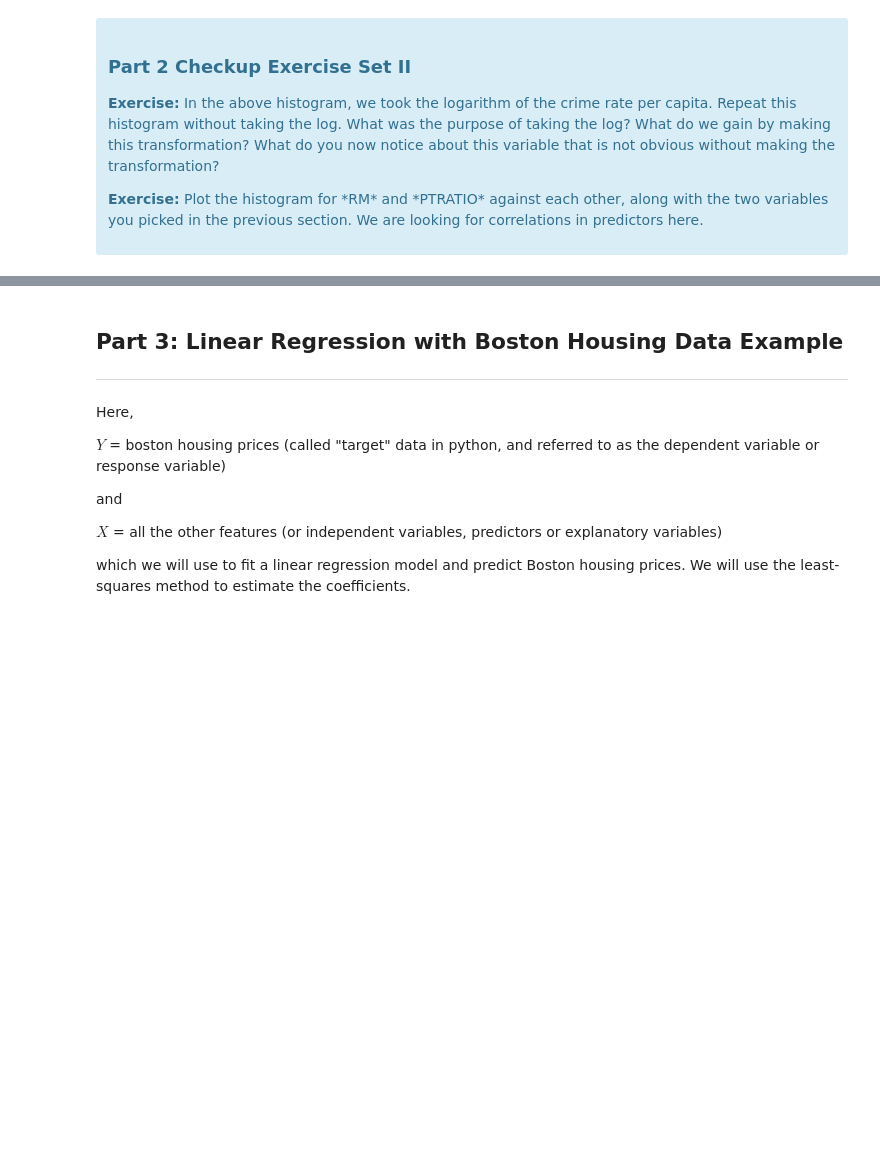
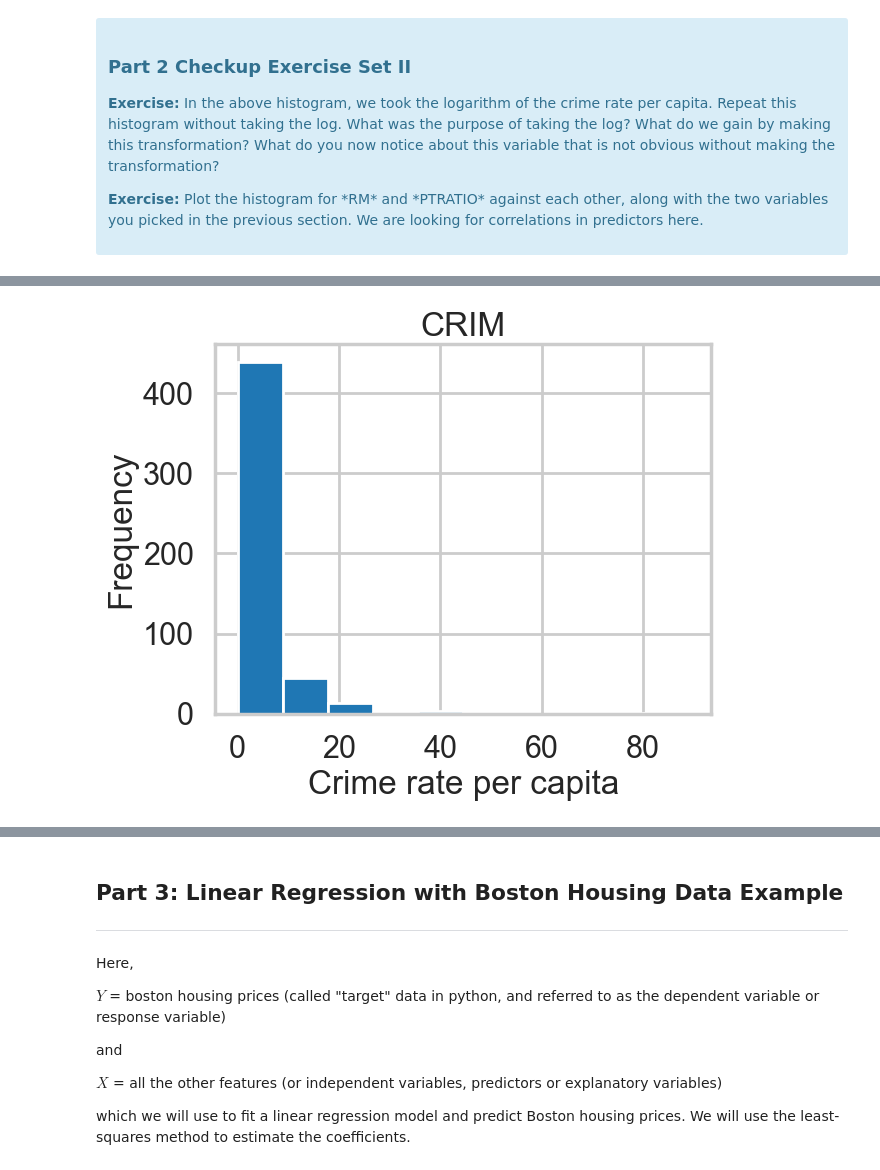
Before and after one commit to eraiken/Springboard, a Jupyter notebook: Unit 22/22.4 Case Study - Boston Housing/Mini_Project_Linear_Regression.ipynb, the cells around one changed output, grey strips where cells are left out. Drawn from its saved outputs; the diff is of its cells as text; code cells hidden in the pictures; blank space fills up the shorter version.

```diff
--- a/Unit 22/22.4 Case Study - Boston Housing/Mini_Project_Linear_Regression.ipynb
+++ b/Unit 22/22.4 Case Study - Boston Housing/Mini_Project_Linear_Regression.ipynb
@@ -316,0 +307,9 @@ plt.show()
+# %%
+# Histogram WITHOUT log
+plt.hist(bos.CRIM)
+plt.title("CRIM")
+plt.xlabel("Crime rate per capita")
+plt.ylabel("Frequency")
+plt.show()
+# %% [output]
+[figure, added]
```
Also changed, not shown: parts of 13 cells of this notebook.
